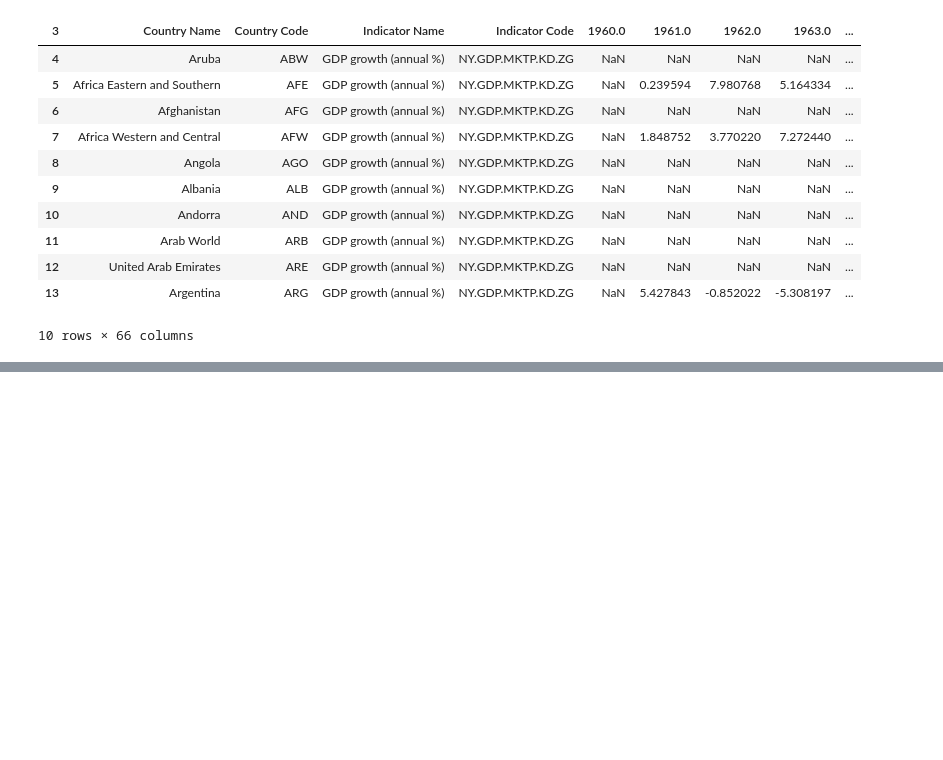
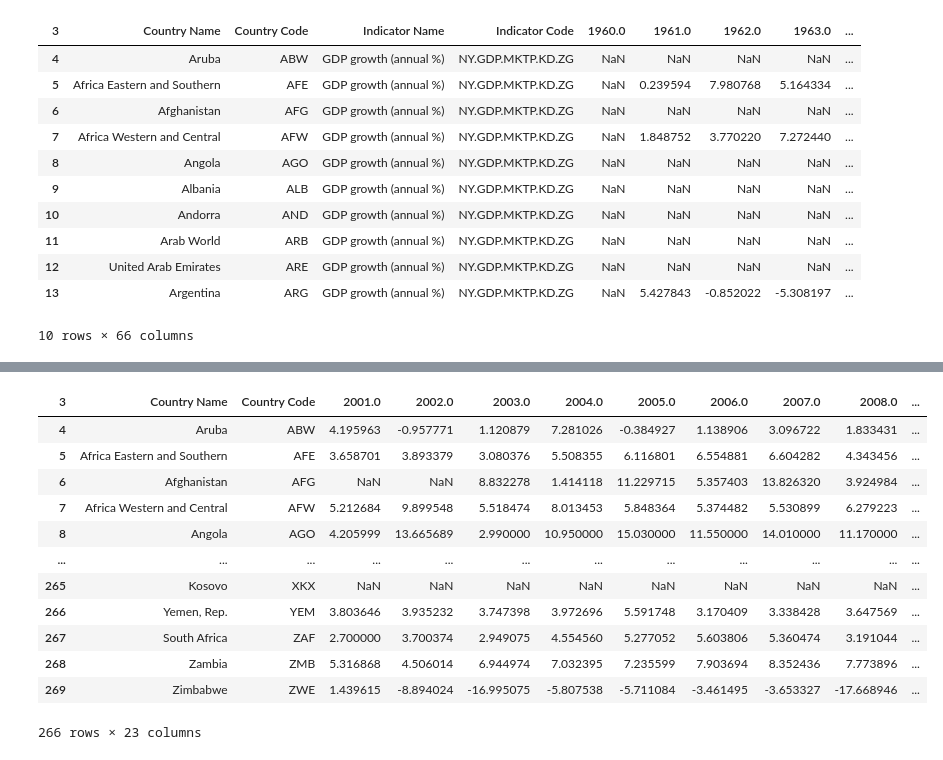
Before and after one commit to svujcich/Global_GDP_Trends, a Jupyter notebook: GDP_growth_ETL.ipynb, the cells around one changed output, grey strips where cells are left out. Drawn from its saved outputs; the diff is of its cells as text; code cells hidden in the pictures; blank space fills up the shorter version.

Commit message:
completed cleaning for GDP_growth_ETL

```diff
--- a/GDP_growth_ETL.ipynb
+++ b/GDP_growth_ETL.ipynb
@@ -26,14 +32,14 @@ df.head(10)
 headers = []
 # %%
 #drop first 3 rows with no data
-clean_df = df.iloc[3:, :]
+GDP_growth_df = df.iloc[3:, :]
 
 #use new first row as headers
-headers = clean_df.iloc[0]
-clean_df = clean_df[1:]
-clean_df.columns = headers
+headers = GDP_growth_df.iloc[0]
+GDP_growth_df = GDP_growth_df[1:]
+GDP_growth_df.columns = headers
 
-clean_df.head(10)
+GDP_growth_df.head(10)
 # %% [output]
 | 3 | Country Name | Country Code | Indicator Name | Indicator Code | 1960.0 | 1961.0 | 1962.0 | 1963.0 | ... |
 | 4 | Aruba | ABW | GDP growth (annual %) | NY.GDP.MKTP.KD.ZG | NaN | NaN | NaN | NaN | ... |
@@ -69 +56,19 @@ Length: 64, dtype: object
+# %%
+#drop columns that will not be of use
+GDP_growth_df = GDP_growth_df.drop(GDP_growth_df.columns[2:45], inplace=False, axis=1)
+GDP_growth_df
+# %% [output]
+| 3 | Country Name | Country Code | 2001.0 | 2002.0 | 2003.0 | 2004.0 | 2005.0 | 2006.0 | 2007.0 | 2008.0 | ... |
+| 4 | Aruba | ABW | 4.195963 | -0.957771 | 1.120879 | 7.281026 | -0.384927 | 1.138906 | 3.096722 | 1.833431 | ... |
+| 5 | Africa Eastern and Southern | AFE | 3.658701 | 3.893379 | 3.080376 | 5.508355 | 6.116801 | 6.554881 | 6.604282 | 4.343456 | ... |
+| 6 | Afghanistan | AFG | NaN | NaN | 8.832278 | 1.414118 | 11.229715 | 5.357403 | 13.826320 | 3.924984 | ... |
+| 7 | Africa Western and Central | AFW | 5.212684 | 9.899548 | 5.518474 | 8.013453 | 5.848364 | 5.374482 | 5.530899 | 6.279223 | ... |
+| 8 | Angola | AGO | 4.205999 | 13.665689 | 2.990000 | 10.950000 | 15.030000 | 11.550000 | 14.010000 | 11.170000 | ... |
+| ... | ... | ... | ... | ... | ... | ... | ... | ... | ... | ... | ... |
+| 265 | Kosovo | XKX | NaN | NaN | NaN | NaN | NaN | NaN | NaN | NaN | ... |
+| 266 | Yemen, Rep. | YEM | 3.803646 | 3.935232 | 3.747398 | 3.972696 | 5.591748 | 3.170409 | 3.338428 | 3.647569 | ... |
+| 267 | South Africa | ZAF | 2.700000 | 3.700374 | 2.949075 | 4.554560 | 5.277052 | 5.603806 | 5.360474 | 3.191044 | ... |
+| 268 | Zambia | ZMB | 5.316868 | 4.506014 | 6.944974 | 7.032395 | 7.235599 | 7.903694 | 8.352436 | 7.773896 | ... |
+| 269 | Zimbabwe | ZWE | 1.439615 | -8.894024 | -16.995075 | -5.807538 | -5.711084 | -3.461495 | -3.653327 | -17.668946 | ... |
+266 rows × 23 columns
 # %%
```
Also changed, not shown: parts of 31 cells of this notebook, 1 other file.
